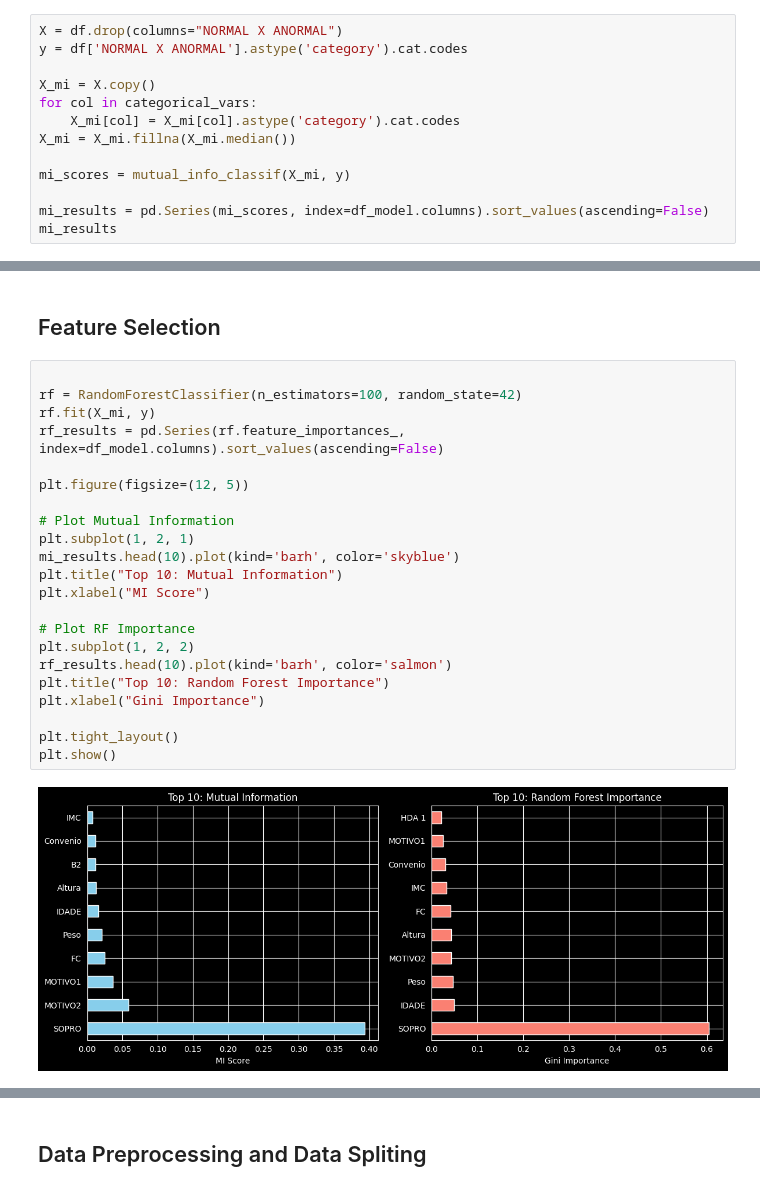
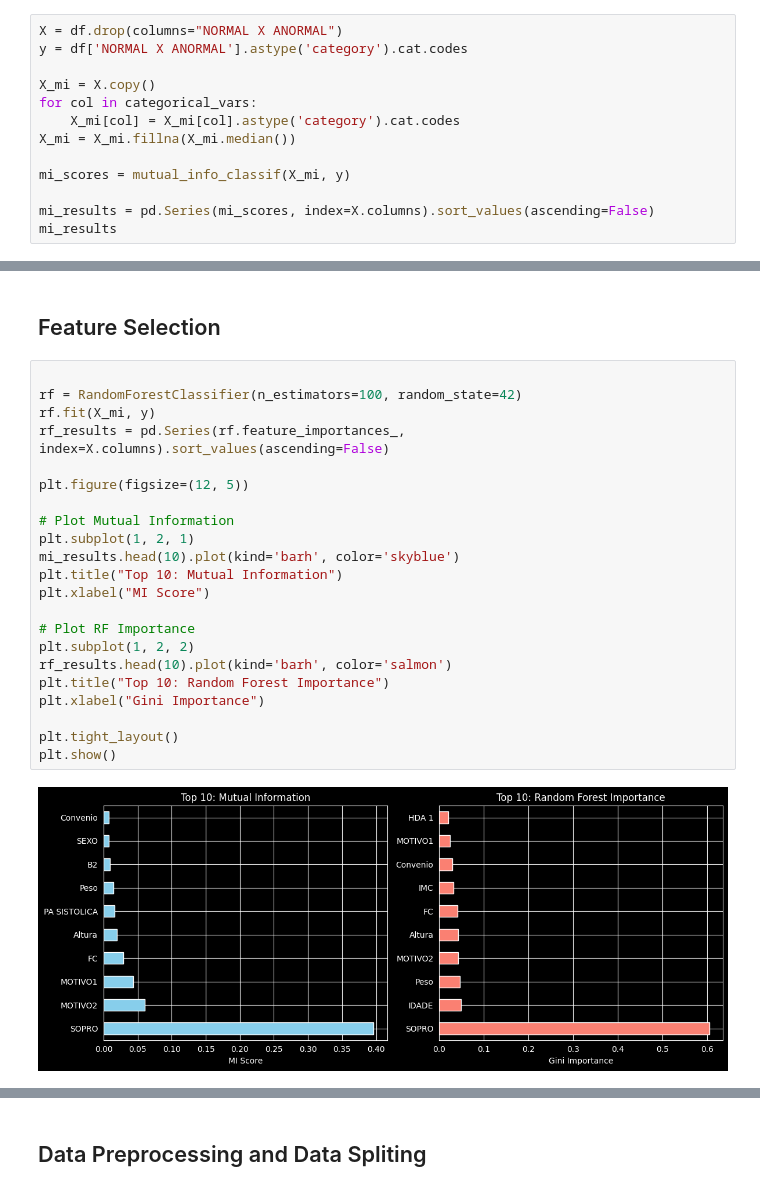
Before and after one commit to Proenca13/Project_FDS, a Jupyter notebook: PredictingCardiacDiseasesChildren.ipynb, the cells around one changed output, grey strips where cells are left out. Cells and saved outputs as stored; diff of their text form.

Commit message:
feature importance no sopro

```diff
--- a/PredictingCardiacDiseasesChildren.ipynb
+++ b/PredictingCardiacDiseasesChildren.ipynb
@@ -1445,6 +1445,6 @@ X_mi = X_mi.fillna(X_mi.median())
 
 mi_scores = mutual_info_classif(X_mi, y)
 
-mi_results = pd.Series(mi_scores, index=df_model.columns).sort_values(ascending=False)
+mi_results = pd.Series(mi_scores, index=X.columns).sort_values(ascending=False)
 mi_results
 # %% [output]
@@ -1498,27 +1498,27 @@ From the **categorical** side, chi-square tests, Cramér’s V and mutual inform
 # %%
 
 rf = RandomForestClassifier(n_estimators=100, random_state=42)
 rf.fit(X_mi, y)
-rf_results = pd.Series(rf.feature_importances_, index=df_model.columns).sort_values(ascending=False)
+rf_results = pd.Series(rf.feature_importances_, index=X.columns).sort_values(ascending=False)
 
 plt.figure(figsize=(12, 5))
 
 # Plot Mutual Information
 plt.subplot(1, 2, 1)
 mi_results.head(10).plot(kind='barh', color='skyblue')
 plt.title("Top 10: Mutual Information")
 plt.xlabel("MI Score")
 
 # Plot RF Importance
 plt.subplot(1, 2, 2)
 rf_results.head(10).plot(kind='barh', color='salmon')
 plt.title("Top 10: Random Forest Importance")
 plt.xlabel("Gini Importance")
 
 plt.tight_layout()
 plt.show()
 # %% [output]
-[figure, old version]
+[figure, new version]
 # %%
 selection_summary = pd.DataFrame({
     'MI_Score': mi_results,
```
Also changed, not shown: parts of 10 cells of this notebook.
